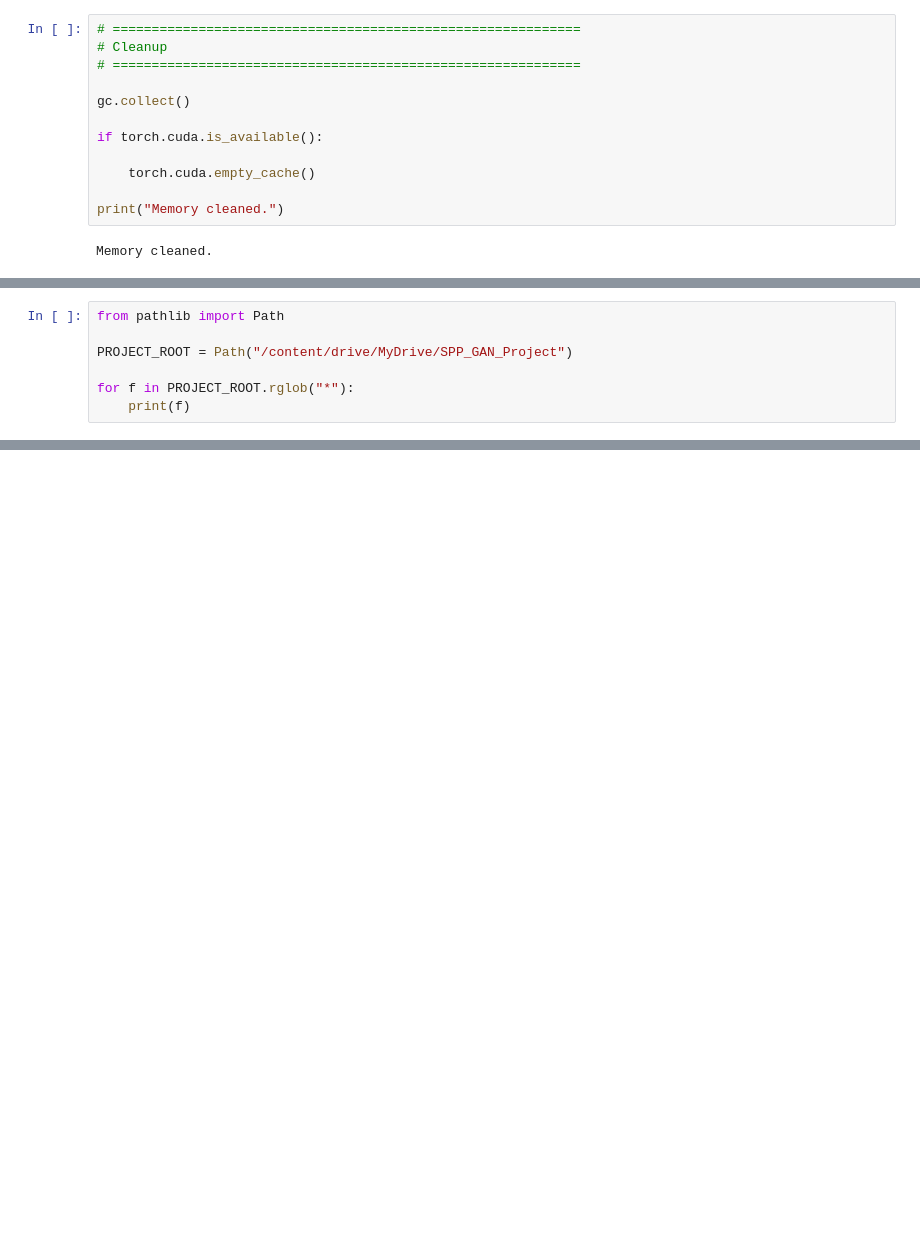
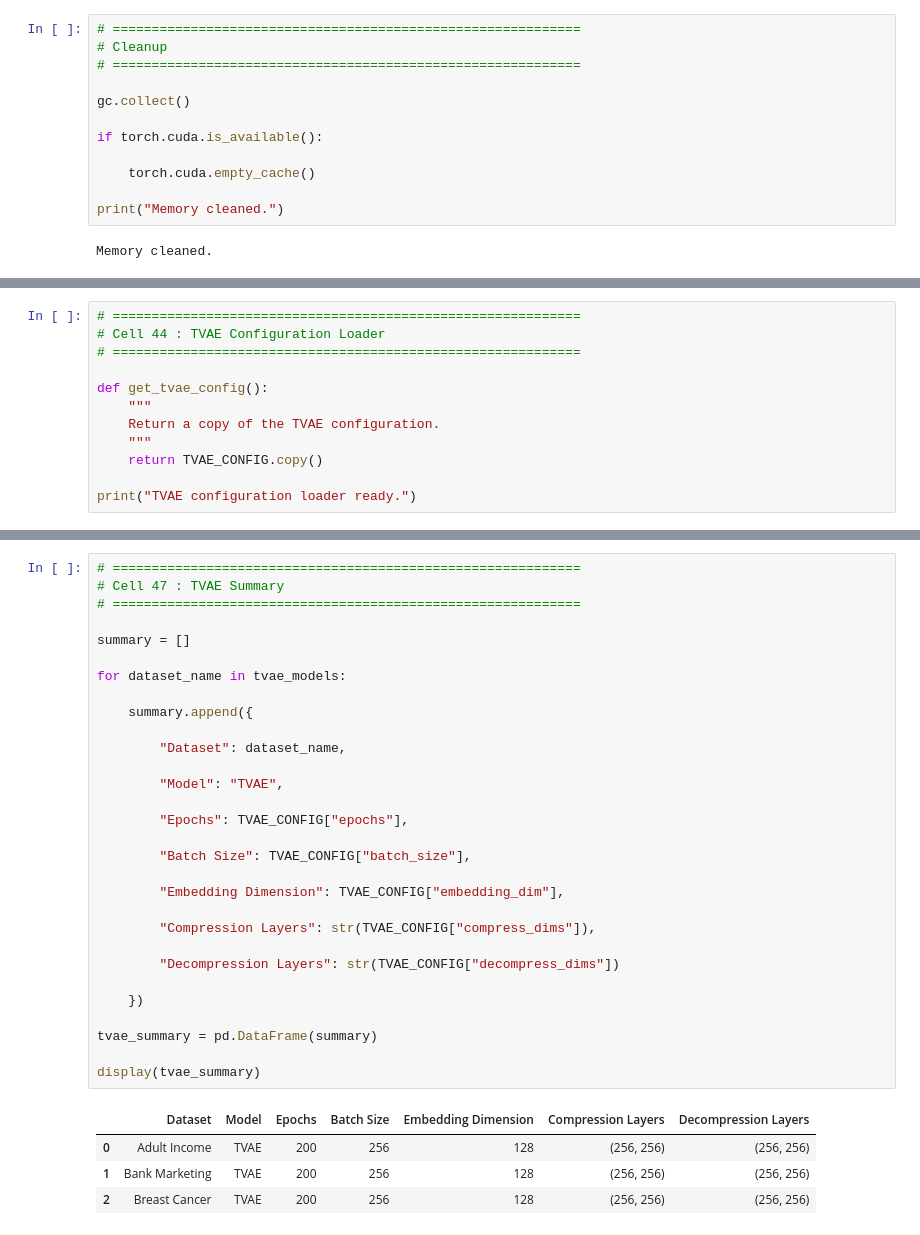
Before and after one commit to amzad-786githumb/Privacy-Preserving-Synthetic-Tabular-Data-Generation-Using-Generative-Adversarial-Networks, a Jupyter notebook: 04_Baseline_Deep_Models.ipynb, the cells around one changed output, grey strips where cells are left out. Drawn from its saved outputs; the diff is of its cells as text; blank space fills up the shorter version.

```diff
--- a/04_Baseline_Deep_Models.ipynb
+++ b/04_Baseline_Deep_Models.ipynb
@@ -1991,7 +461,0 @@ Training is intentionally deferred to Notebook 06.
-# %%
-from pathlib import Path
-
-PROJECT_ROOT = Path("/content/drive/MyDrive/SPP_GAN_Project")
-
-for f in PROJECT_ROOT.rglob("*"):
-    print(f)
@@ -2015,0 +1446,12 @@ for f in PROJECT_ROOT.rglob("*"):
+# %%
+# ============================================================
+# Cell 44 : TVAE Configuration Loader
+# ============================================================
+
+def get_tvae_config():
+    """
+    Return a copy of the TVAE configuration.
+    """
+    return TVAE_CONFIG.copy()
+
+print("TVAE configuration loader ready.")
@@ -2015,0 +1534,35 @@ for f in PROJECT_ROOT.rglob("*"):
+# %%
+# ============================================================
+# Cell 47 : TVAE Summary
+# ============================================================
+
+summary = []
+
+for dataset_name in tvae_models:
+
+    summary.append({
+
+        "Dataset": dataset_name,
+
+        "Model": "TVAE",
+
+        "Epochs": TVAE_CONFIG["epochs"],
+
+        "Batch Size": TVAE_CONFIG["batch_size"],
+
+        "Embedding Dimension": TVAE_CONFIG["embedding_dim"],
+
+        "Compression Layers": str(TVAE_CONFIG["compress_dims"]),
+
+        "Decompression Layers": str(TVAE_CONFIG["decompress_dims"])
+
+    })
+
+tvae_summary = pd.DataFrame(summary)
+
+display(tvae_summary)
+# %% [output]
+|  | Dataset | Model | Epochs | Batch Size | Embedding Dimension | Compression Layers | Decompression Layers |
+| 0 | Adult Income | TVAE | 200 | 256 | 128 | (256, 256) | (256, 256) |
+| 1 | Bank Marketing | TVAE | 200 | 256 | 128 | (256, 256) | (256, 256) |
+| 2 | Breast Cancer | TVAE | 200 | 256 | 128 | (256, 256) | (256, 256) |
```
Also changed, not shown: parts of 154 cells of this notebook.
